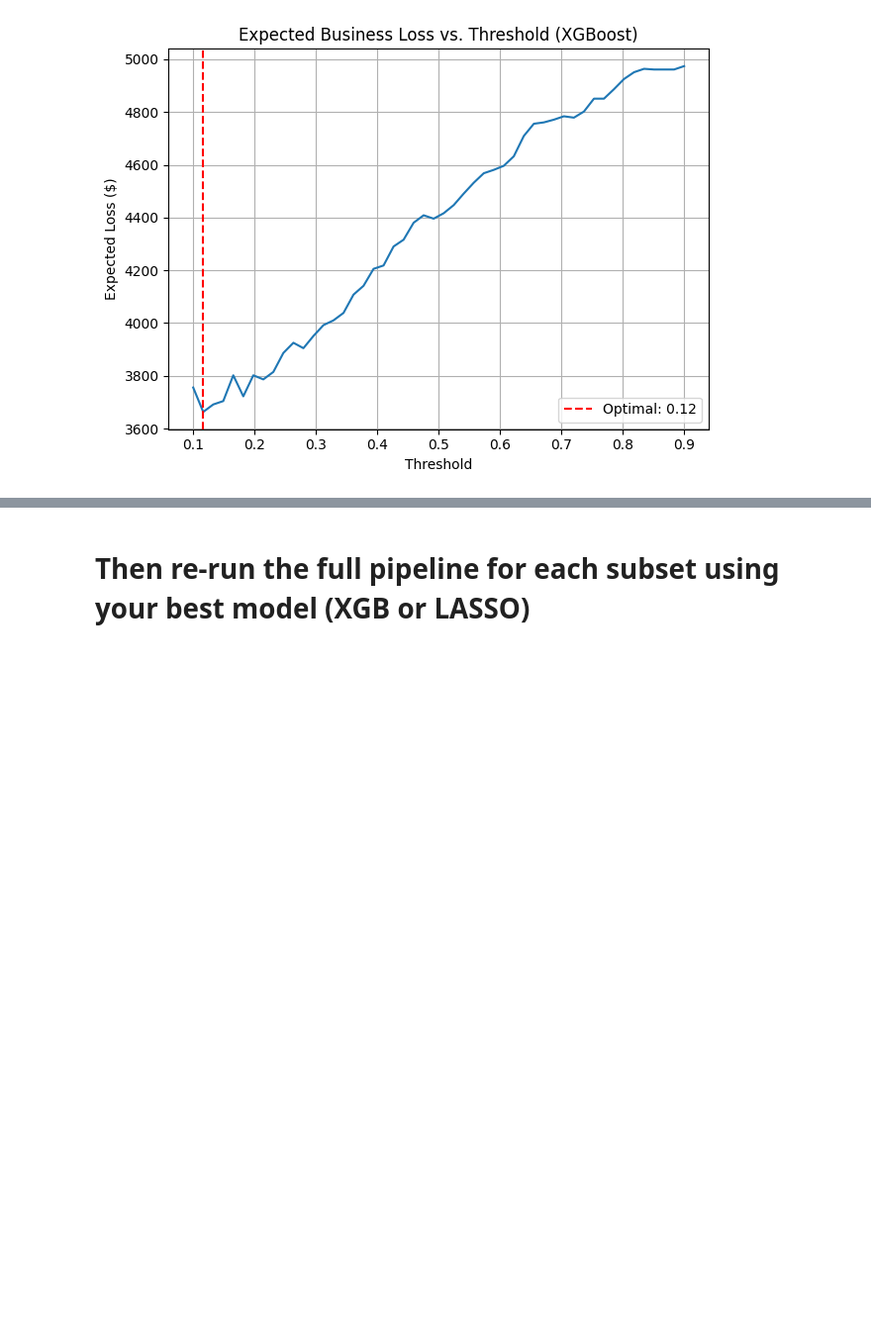
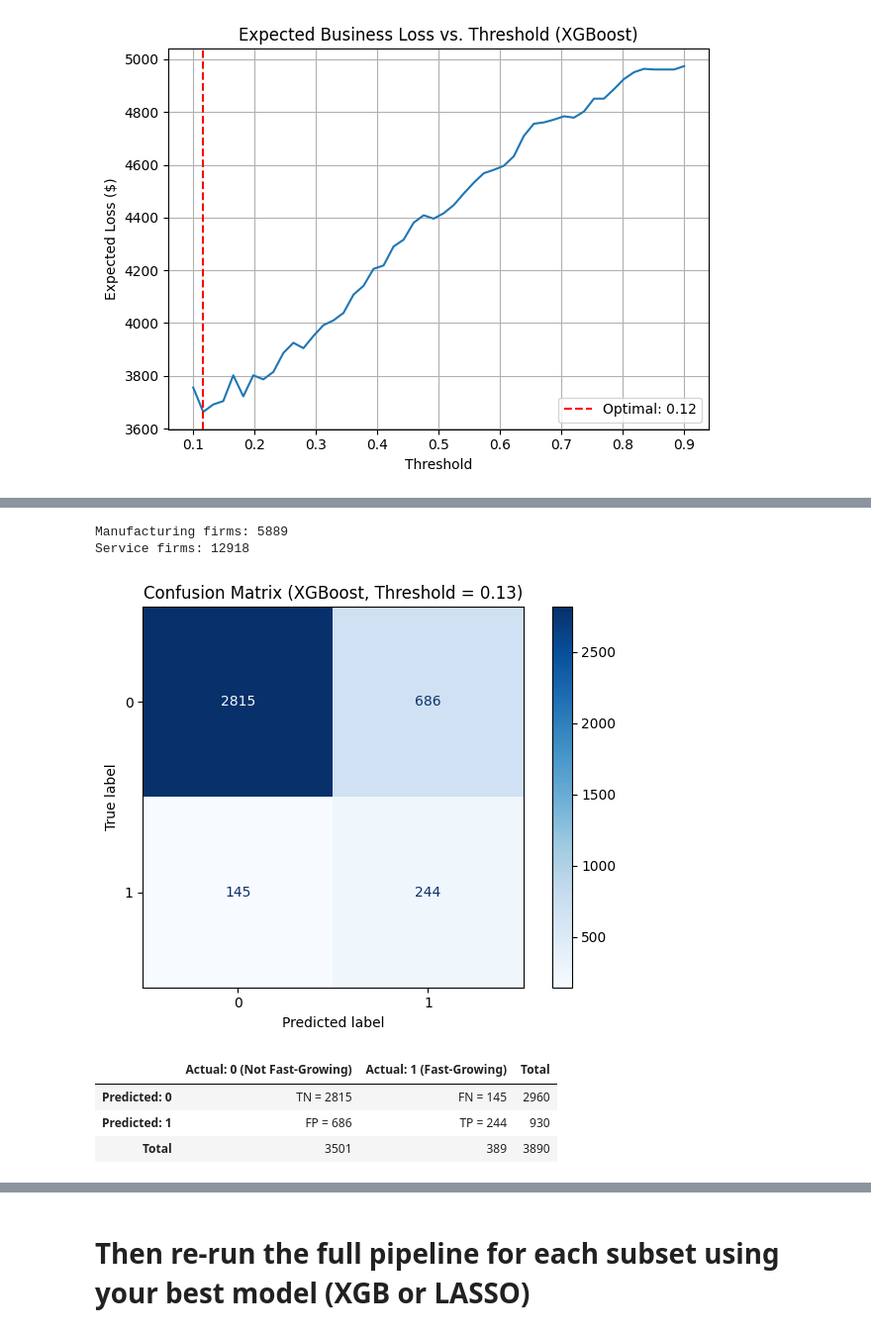
Before and after one commit to shirind76/Data_Analysis_3, a Jupyter notebook: A3/A3.ipynb, the cells around one changed output, grey strips where cells are left out. Shown at 99% size. Cells and saved outputs as stored; diff of their text form; code cells hidden in the pictures; blank space fills up the shorter version.

Commit message:
model comparisons, loss prediction, and confusion tables

```diff
--- a/A3/A3.ipynb
+++ b/A3/A3.ipynb
@@ -864,0 +944,40 @@ Based on these findings, we select **XGBoost with a tuned threshold of 0.12** as
+# %%
+df_manuf = df_model[df_model["nace_main"].isin(manufacturing_codes)]
+df_service = df_model[df_model["nace_main"].isin(service_codes)]
+
+print(f"Manufacturing firms: {df_manuf.shape[0]}")
+print(f"Service firms: {df_service.shape[0]}")
+# %% [output]
+Manufacturing firms: 5889
+Service firms: 12918
+# %%
+from sklearn.metrics import confusion_matrix, ConfusionMatrixDisplay
+
+optimal_thresh = xgb_loss["Optimal Threshold"]
+y_pred_opt = (y_prob_xgb >= optimal_thresh).astype(int)
+
+cm = confusion_matrix(y_test, y_pred_opt)
+disp = ConfusionMatrixDisplay(confusion_matrix=cm)
+disp.plot(cmap="Blues")
+plt.title(f"Confusion Matrix (XGBoost, Threshold = {optimal_thresh:.2f})")
+plt.tight_layout()
+plt.show()
+# %% [output]
+[figure, added]
+# %%
+# Extract TN, FP, FN, TP from confusion matrix
+tn, fp, fn, tp = confusion_matrix(y_test, y_pred_opt).ravel()
+
+# Create classification table
+classification_table = pd.DataFrame({
+    "Actual: 0 (Not Fast-Growing)": [f"TN = {tn}", f"FP = {fp}", f"{tn + fp}"],
+    "Actual: 1 (Fast-Growing)": [f"FN = {fn}", f"TP = {tp}", f"{fn + tp}"],
+    "Total": [f"{tn + fn}", f"{fp + tp}", f"{tn + fn + fp + tp}"]
+}, index=["Predicted: 0", "Predicted: 1", "Total"])
+
+classification_table
+# %% [output]
+|  | Actual: 0 (Not Fast-Growing) | Actual: 1 (Fast-Growing) | Total |
+| Predicted: 0 | TN = 2815 | FN = 145 | 2960 |
+| Predicted: 1 | FP = 686 | TP = 244 | 930 |
+| Total | 3501 | 389 | 3890 |
```
Also changed, not shown: parts of 12 cells of this notebook.
